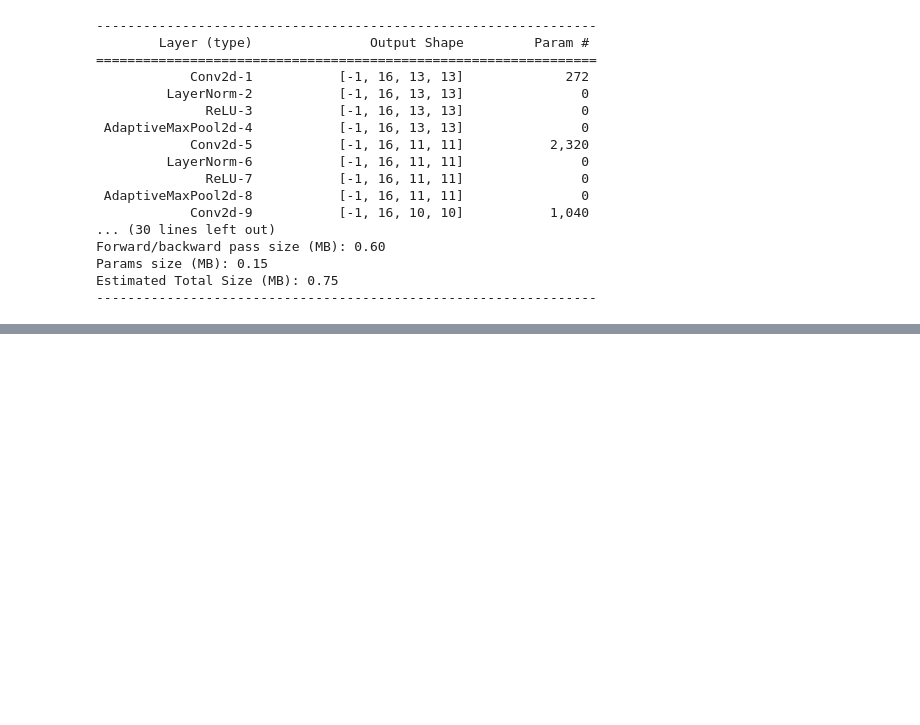
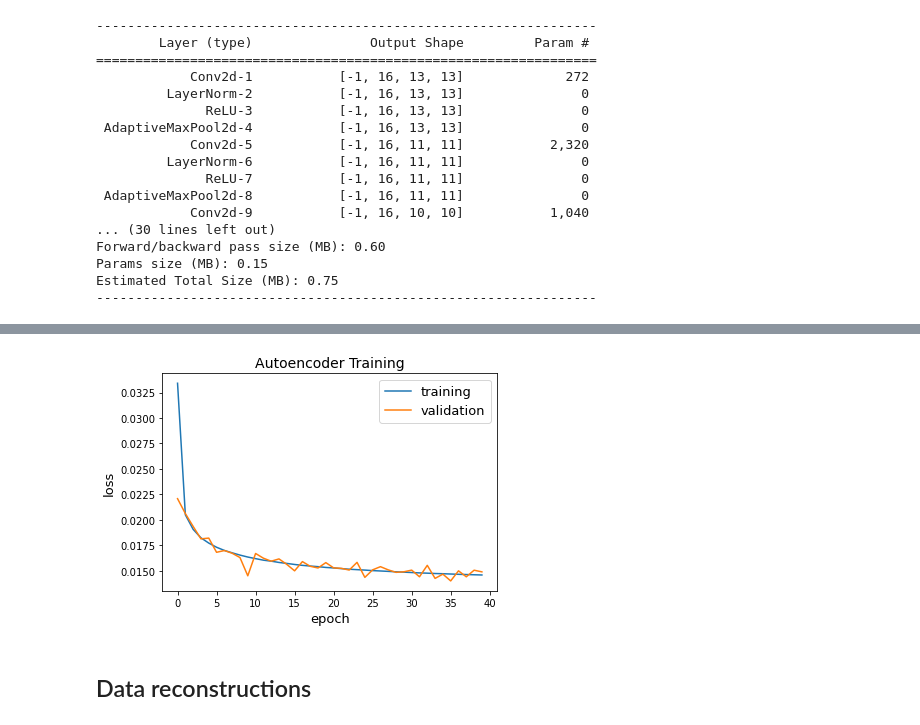
Before and after one commit to VMBoehm/PytorchPAE, a Jupyter notebook: notebooks/Tutorial.ipynb, the cells around one changed output, grey strips where cells are left out. Drawn from its saved outputs; the diff is of its cells as text; code cells hidden in the pictures; blank space fills up the shorter version.

```diff
--- a/notebooks/Tutorial.ipynb
+++ b/notebooks/Tutorial.ipynb
@@ -21,4 +28,8 @@ cuda:0
 # %%
+## data parameters
+dataset       = 'MNIST'
+loc           = '/global/cscratch1/sd/vboehm/Datasets'
+
 # number of layers in networks
 n_layers     = 3
 
@@ -68,7 +79,9 @@ decoder_type = 'conv'
 # if True, the output is fed through a sigmoid layer to bring data values into range [0,1]
 final_sigmoid = True
 
-nepochs       = 20
+
+## Training parameters
+nepochs       = 40
 batchsize     = 64
 initial_lr    = 1e-2
 
@@ -77,16 +90,14 @@ criterion     = 'MSELoss'
 
 scheduler     = 'ExponentialLR'
 scheduler_params = {'gamma':0.95}
-
-dataset       = 'MNIST'
 # %%
 general_params      = {'input_c': input_c, 'input_dim': input_dim, 'latent_dim': latent_dim, 'encoder_type': encoder_type, 'decoder_type': decoder_type, 'dim': dim}
 conv_network_params = {'n_layers': n_layers, 'out_channels': out_channels, 'kernel_sizes': kernel_sizes, 'scale_facs': scale_facs, 'paddings': paddings,\
                        'strides': strides,'activations': activations, 'spec_norm': spec_norm, 'dropout_rate':dropout_rate, 'layer_norm': layer_norm,\
-                       'affine': affine,'final_sigmoid': final_sigmoid}
+                       'affine': affine,'final_sigmoid': final_sigmoid, 'bias':bias}
 fc_network_params   = {'n_layers': n_layers, 'out_sizes': out_sizes,'activations': activations, 'spec_norm': spec_norm, 'dropout_rate':dropout_rate, \
-                       'layer_norm': layer_norm, 'affine': affine, 'final_sigmoid': final_sigmoid}
+                       'layer_norm': layer_norm, 'affine': affine, 'final_sigmoid': final_sigmoid, 'bias':bias}
 
 training_params     = {'batchsize': batchsize, 'initial_lr': initial_lr, 'optimizer': optimizer, 'criterion': criterion, \
                        'scheduler': scheduler, 'scheduler_params':scheduler_params}
-data_params         = {'dataset':dataset, 'loc': '/global/cscratch1/sd/vboehm/Datasets'}
+data_params         = {'dataset':dataset, 'loc': loc}
@@ -93,3 +106,3 @@ data_params         = {'dataset':dataset, 'loc': '/global/cscratch1/sd/vboehm/Da
 # %%
-AE = AE.Autoencoder(general_params,data_params,conv_network_params, conv_network_params, training_params, device)
+AE1 = AE.Autoencoder(general_params,data_params,conv_network_params, conv_network_params, training_params, device)
 # %%
@@ -113,5 +129,5 @@ Params size (MB): 0.15
 Estimated Total Size (MB): 0.75
 ----------------------------------------------------------------
 # %%
-train_loss, valid_loss = AE.train(10)
+train_loss, valid_loss = AE1.train(nepochs)
 # %% [output]
@@ -148 +151,14 @@ epoch: 9, training loss: 1.6109e-02, validation loss: 1.4930e-02, learning rate:
+# %%
+plt.figure()
+plt.title('Autoencoder Training',fontsize=14)
+plt.plot(train_loss, label='training')
+plt.plot(valid_loss, label='validation')
+plt.xlabel('epoch',fontsize=13)
+plt.ylabel('loss',fontsize=13)
+plt.legend(fontsize=13)
+plt.show()
+# %% [output]
+[figure, added]
+# %% [markdown]
+## Data reconstructions
 # %%
```
Also changed, not shown: parts of 28 cells of this notebook, 5 other files.
